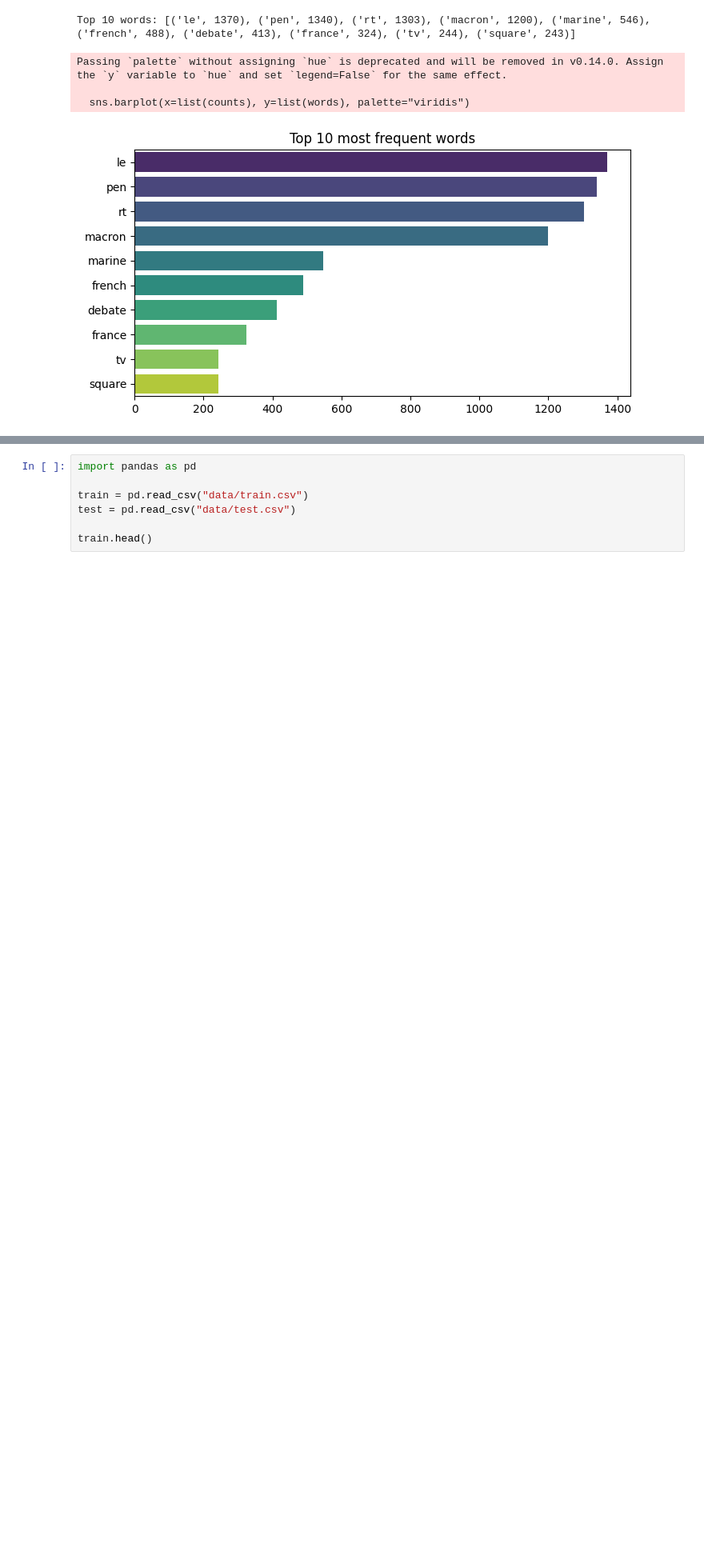
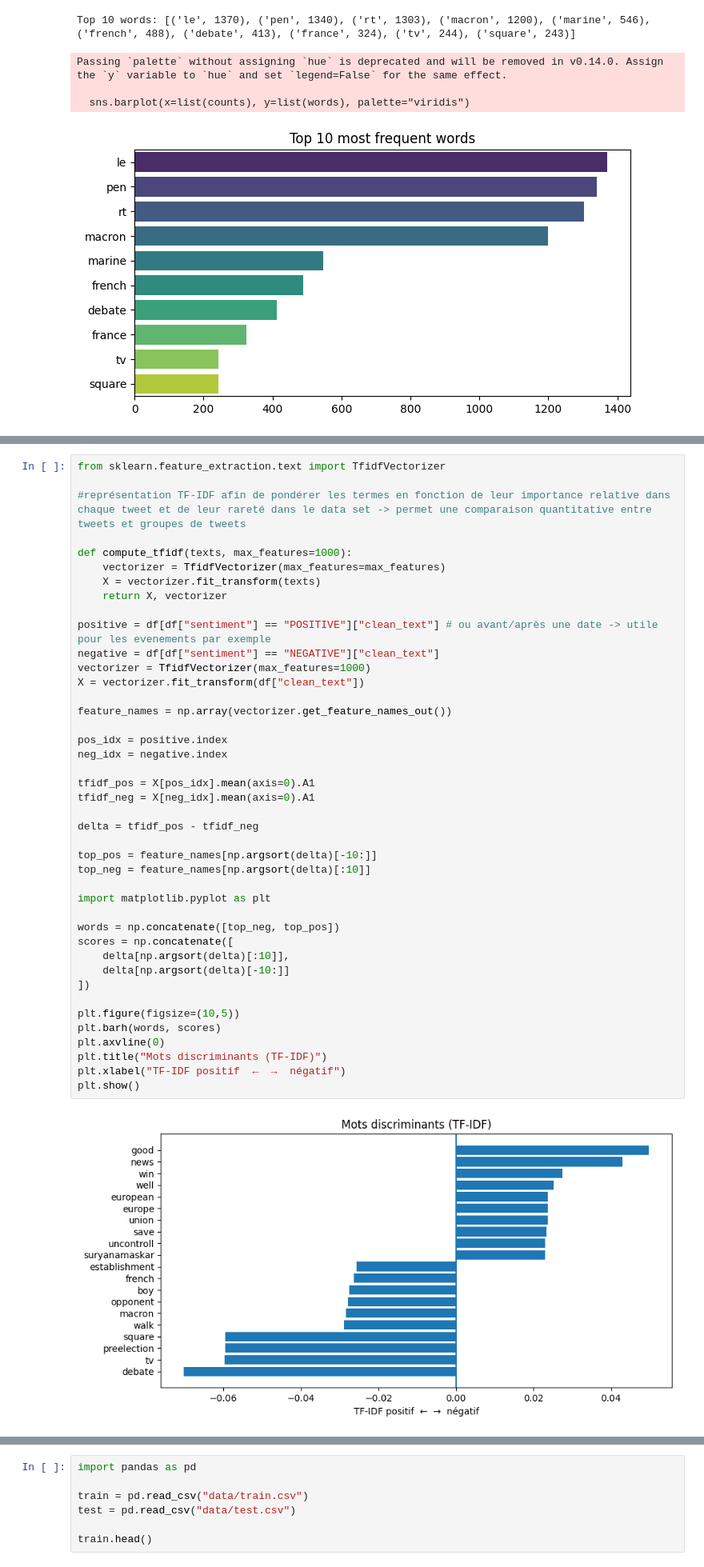
Before and after one commit to micagonzdark/ComputationalSocialSciences, a Jupyter notebook: project/analysis.ipynb, the cells around one changed output, grey strips where cells are left out. Shown at 80% size. Saved outputs shown, nothing was run; the diff lists cells and outputs as text; blank space fills up the shorter version.

```diff
--- a/project/analysis.ipynb
+++ b/project/analysis.ipynb
@@ -439,0 +517,44 @@ Passing `palette` without assigning `hue` is deprecated and will be removed in v
+# %%
+from sklearn.feature_extraction.text import TfidfVectorizer
+
+#représentation TF-IDF afin de pondérer les termes en fonction de leur importance relative dans chaque tweet et de leur rareté dans le data set -> permet une comparaison quantitative entre tweets et groupes de tweets
+
+def compute_tfidf(texts, max_features=1000):
+    vectorizer = TfidfVectorizer(max_features=max_features)
+    X = vectorizer.fit_transform(texts)
+    return X, vectorizer
+
+positive = df[df["sentiment"] == "POSITIVE"]["clean_text"] # ou avant/après une date -> utile pour les evenements par exemple
+negative = df[df["sentiment"] == "NEGATIVE"]["clean_text"]
+vectorizer = TfidfVectorizer(max_features=1000)
+X = vectorizer.fit_transform(df["clean_text"])
+
+feature_names = np.array(vectorizer.get_feature_names_out())
+
+pos_idx = positive.index
+neg_idx = negative.index
+
+tfidf_pos = X[pos_idx].mean(axis=0).A1
+tfidf_neg = X[neg_idx].mean(axis=0).A1
+
+delta = tfidf_pos - tfidf_neg
+
+top_pos = feature_names[np.argsort(delta)[-10:]]
+top_neg = feature_names[np.argsort(delta)[:10]]
+
+import matplotlib.pyplot as plt
+
+words = np.concatenate([top_neg, top_pos])
+scores = np.concatenate([
+    delta[np.argsort(delta)[:10]],
+    delta[np.argsort(delta)[-10:]]
+])
+
+plt.figure(figsize=(10,5))
+plt.barh(words, scores)
+plt.axvline(0)
+plt.title("Mots discriminants (TF-IDF)")
+plt.xlabel("TF-IDF positif  ←  →  négatif")
+plt.show()
+# %% [output]
+[figure, added]
```
Also changed, not shown: parts of 6 cells of this notebook.
